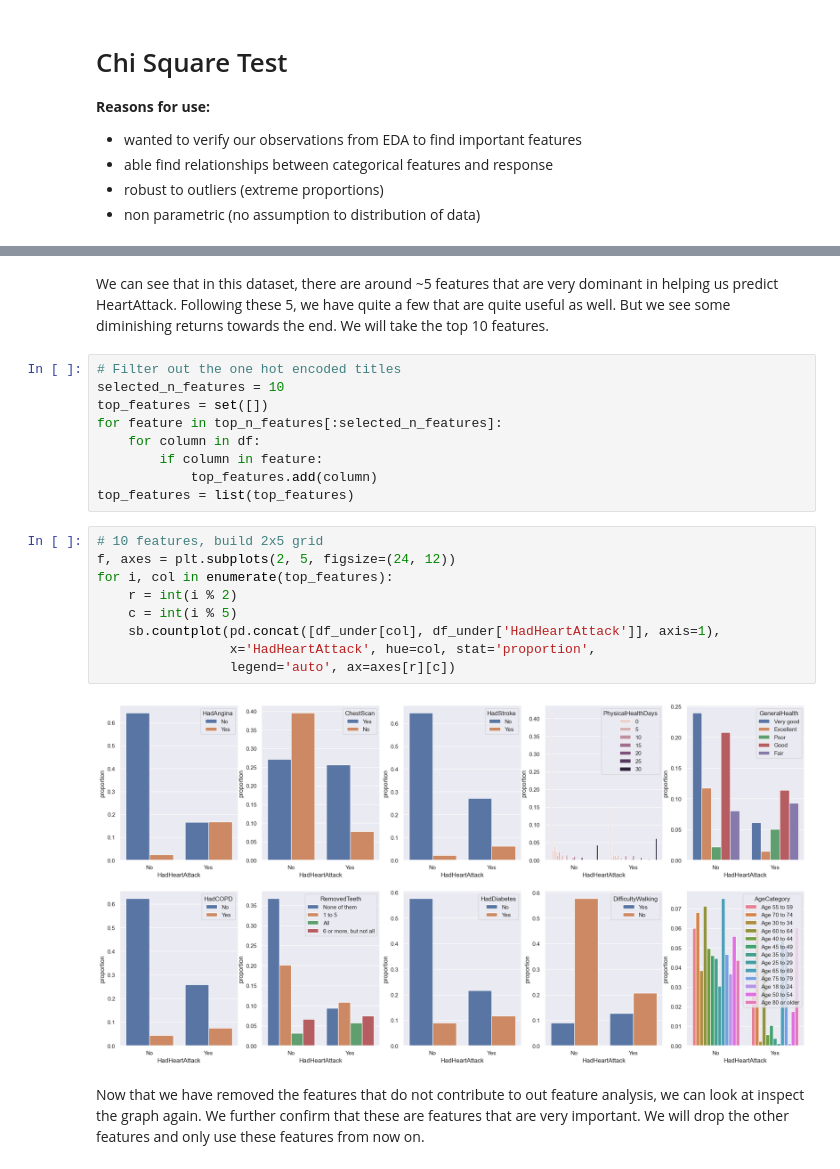
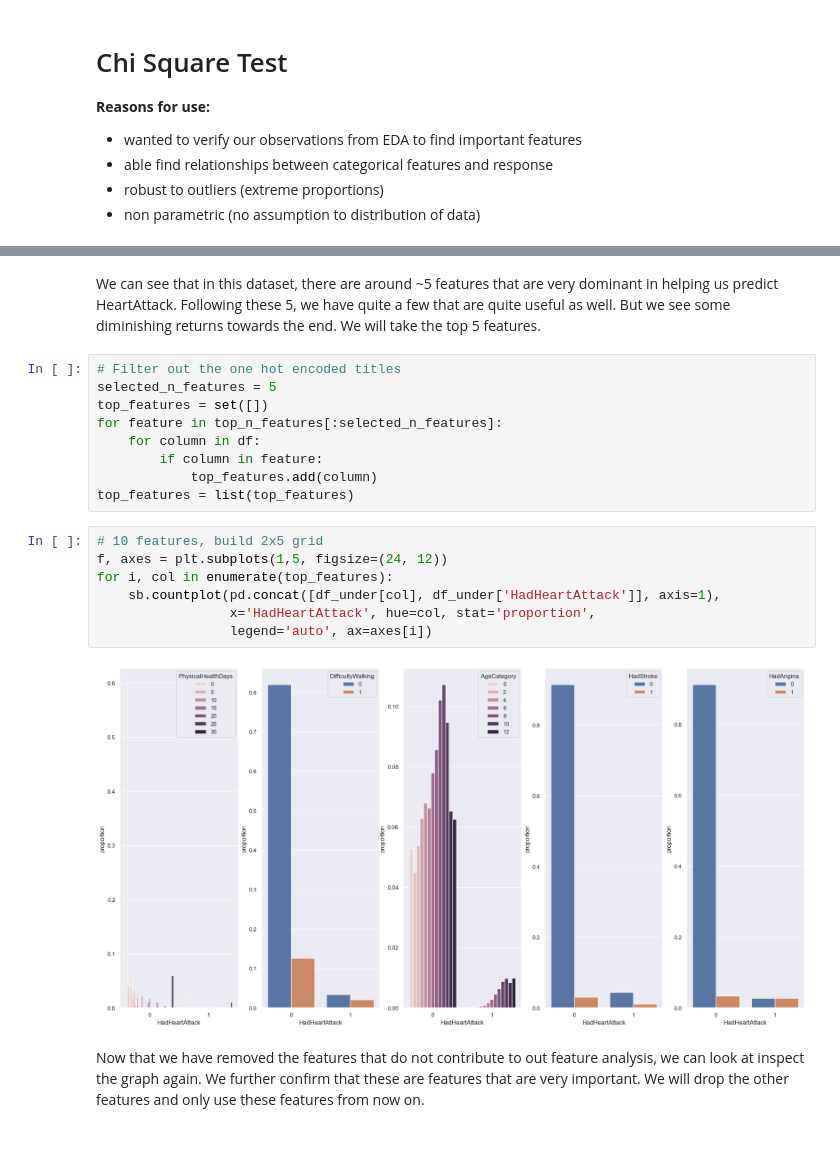
Before and after one commit to lczm/NTU-SC1015, a Jupyter notebook: Spaceship.ipynb, the cells around one changed output, grey strips where cells are left out. Cells and saved outputs as stored; diff of their text form; blank space fills up the shorter version.

```diff
--- a/Spaceship.ipynb
+++ b/Spaceship.ipynb
@@ -373,10 +373,10 @@ plt.show()
 # %% [output]
 [figure]
 # %% [markdown]
-We can see that in this dataset, there are around ~5 features that are very dominant in helping us predict HeartAttack. Following these 5, we have quite a few that are quite useful as well. But we see some diminishing returns towards the end. We will take the top 10 features.
+We can see that in this dataset, there are around ~5 features that are very dominant in helping us predict HeartAttack. Following these 5, we have quite a few that are quite useful as well. But we see some diminishing returns towards the end. We will take the top 5 features.
 # %%
 # Filter out the one hot encoded titles
-selected_n_features = 10
+selected_n_features = 5
 top_features = set([])
 for feature in top_n_features[:selected_n_features]:
     for column in df:
@@ -385,15 +385,13 @@ for feature in top_n_features[:selected_n_features]:
 top_features = list(top_features)
 # %%
 # 10 features, build 2x5 grid
-f, axes = plt.subplots(2, 5, figsize=(24, 12))
+f, axes = plt.subplots(1,5, figsize=(24, 12))
 for i, col in enumerate(top_features):
-    r = int(i % 2)
-    c = int(i % 5)
     sb.countplot(pd.concat([df_under[col], df_under['HadHeartAttack']], axis=1),
                  x='HadHeartAttack', hue=col, stat='proportion',
-                 legend='auto', ax=axes[r][c])
+                 legend='auto', ax=axes[i])
 # %% [output]
-[figure, old version]
+[figure, new version]
 # %% [markdown]
 Now that we have removed the features that do not contribute to out feature analysis, we can look at inspect the graph again. We further confirm that these are features that are very important. We will drop the other features and only use these features from now on.
 # %%
```
Also changed, not shown: parts of 19 cells of this notebook.
